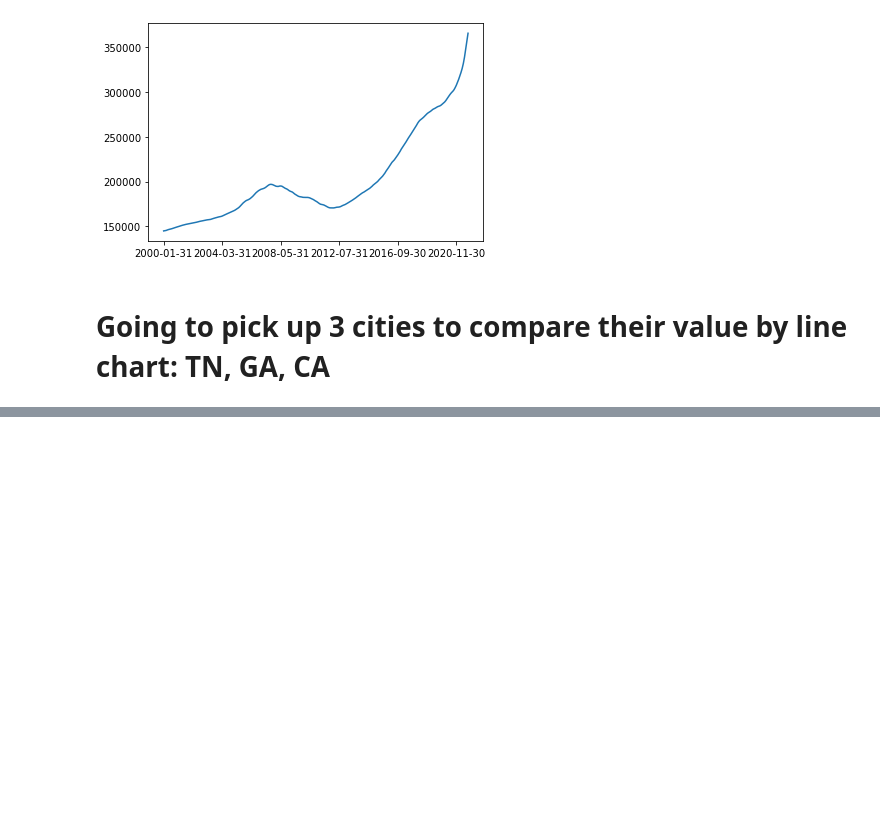
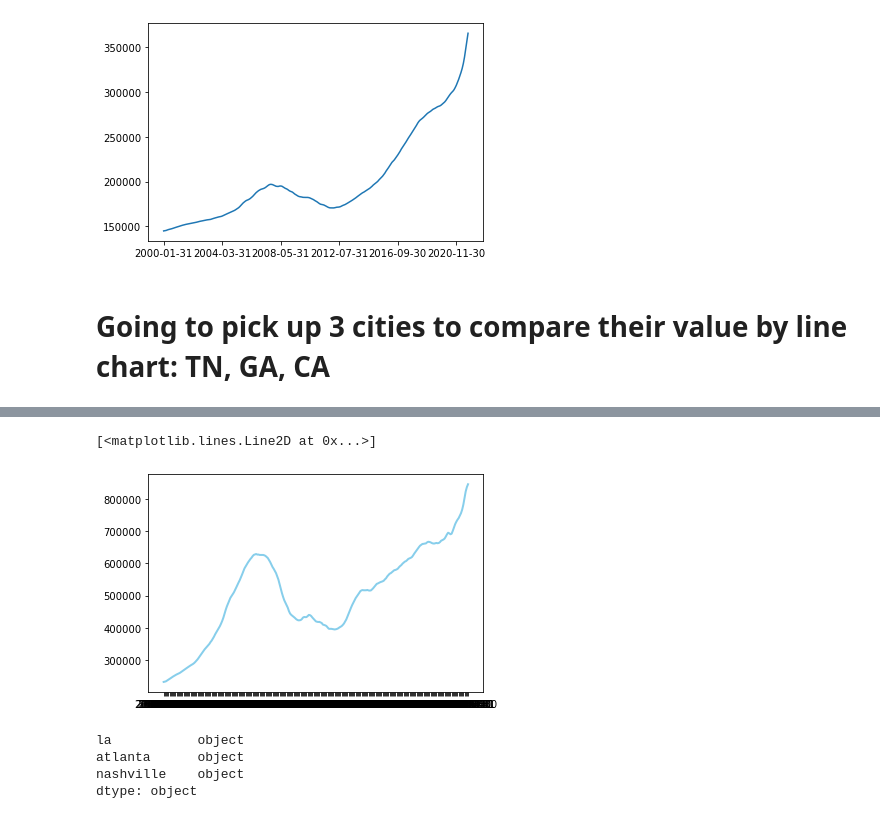
Before and after one commit to Liuchenxi1/Nashville-house-market-analysis, a Jupyter notebook: Nashville house - zillow download. .ipynb, the cells around one changed output, grey strips where cells are left out. Saved outputs shown, nothing was run; the diff lists cells and outputs as text; code cells hidden in the pictures; blank space fills up the shorter version.

```diff
--- a/Nashville house - zillow download. .ipynb
+++ b/Nashville house - zillow download. .ipynb
@@ -187,0 +223,5 @@ if 'Nashville, TN' in ['state']:
+# %%
+cities_new = threecities.transpose()
+# %%
+cities_new.columns = cities_new.iloc[0]
+cities_new
@@ -187,0 +242,3 @@ if 'Nashville, TN' in ['state']:
+# %%
+cities_new = cities_new.iloc[1: , :]
+cities_new
@@ -187,0 +259,5 @@ if 'Nashville, TN' in ['state']:
+# %%
+cities_new.columns = fix_columns(cities_new.columns)
+cities_new = cities_new.rename(columns ={'los angeles-long beach-anaheim': 'la'})
+cities_new
+## can't add column name for the date???
@@ -187,0 +280,14 @@ if 'Nashville, TN' in ['state']:
+# %%
+plt.plot( 'la', data=cities_new, color='skyblue',linewidth = 2)
+## convent the X = $, Y = dates in one year.
+## not the best graph to present.
+# %% [output]
+[<matplotlib.lines.Line2D at 0x...>]
+[figure, added]
+# %%
+cities_new.dtypes
+# %% [output]
+la           object
+atlanta      object
+nashville    object
+dtype: object
```
Also changed, not shown: parts of 21 cells of this notebook, 1 other file.
